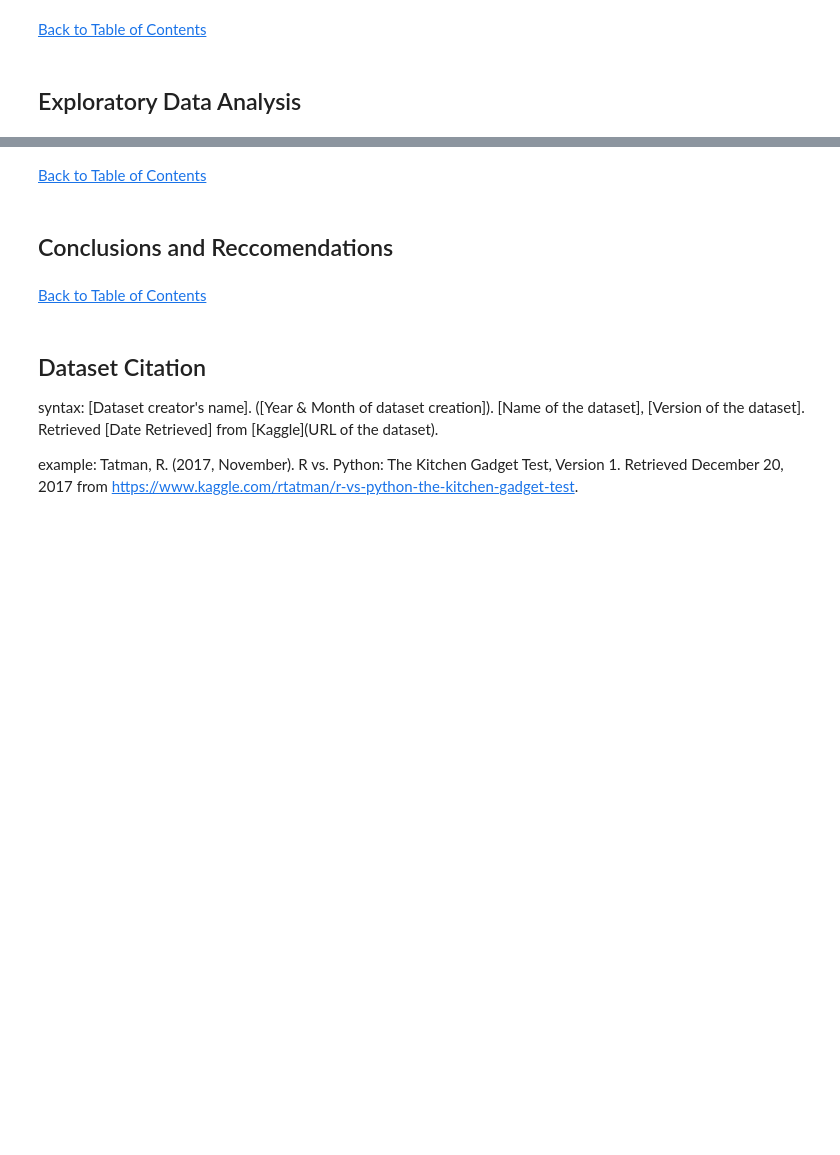
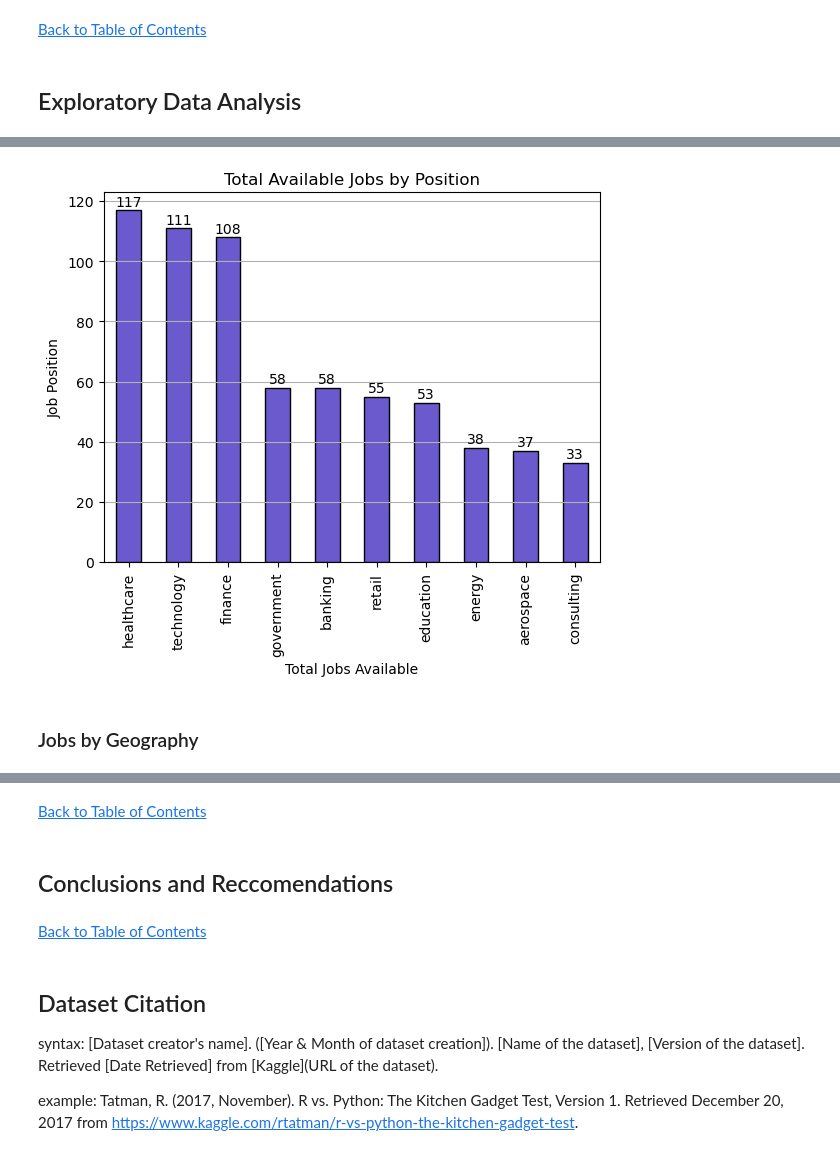
Before and after one commit to jasondo-da/Canadian_Data_Science_Jobs_Analysis, a Jupyter notebook: da_job_posts_canada_analysis.ipynb, the cells around one changed output, grey strips where cells are left out. Drawn from its saved outputs; the diff is of its cells as text; code cells hidden in the pictures; blank space fills up the shorter version.

```diff
--- a/da_job_posts_canada_analysis.ipynb
+++ b/da_job_posts_canada_analysis.ipynb
@@ -633,2 +1181,24 @@ df.head()
+# %%
+r = df[df['industry'] != 'other']['industry'].value_counts().head(10).plot(kind='bar',
+                                                 color='slateblue',
+                                                 edgecolor='black')
+
+for rect in r.patches:
+    y_value = rect.get_height()
+    x_value = rect.get_x() + rect.get_width() / 2
+    space = 1
+    label = '{:.0f}'.format(y_value)
+    r.annotate(label, (x_value, y_value), xytext=(0, space), textcoords='offset points', ha='center', va='bottom')
+
+plt.title('Total Available Jobs by Position')
+plt.xlabel('Total Jobs Available')
+plt.ylabel('Job Position')
+
+plt.grid(axis='y')
+plt.show()
+# %% [output]
+[figure, added]
+# %% [markdown]
+### Jobs by Geography
 # %%
 df[df['city'] != 'remote']['city'].value_counts().sort_values(ascending=False).head(20)
```
Also changed, not shown: parts of 50 cells of this notebook.
